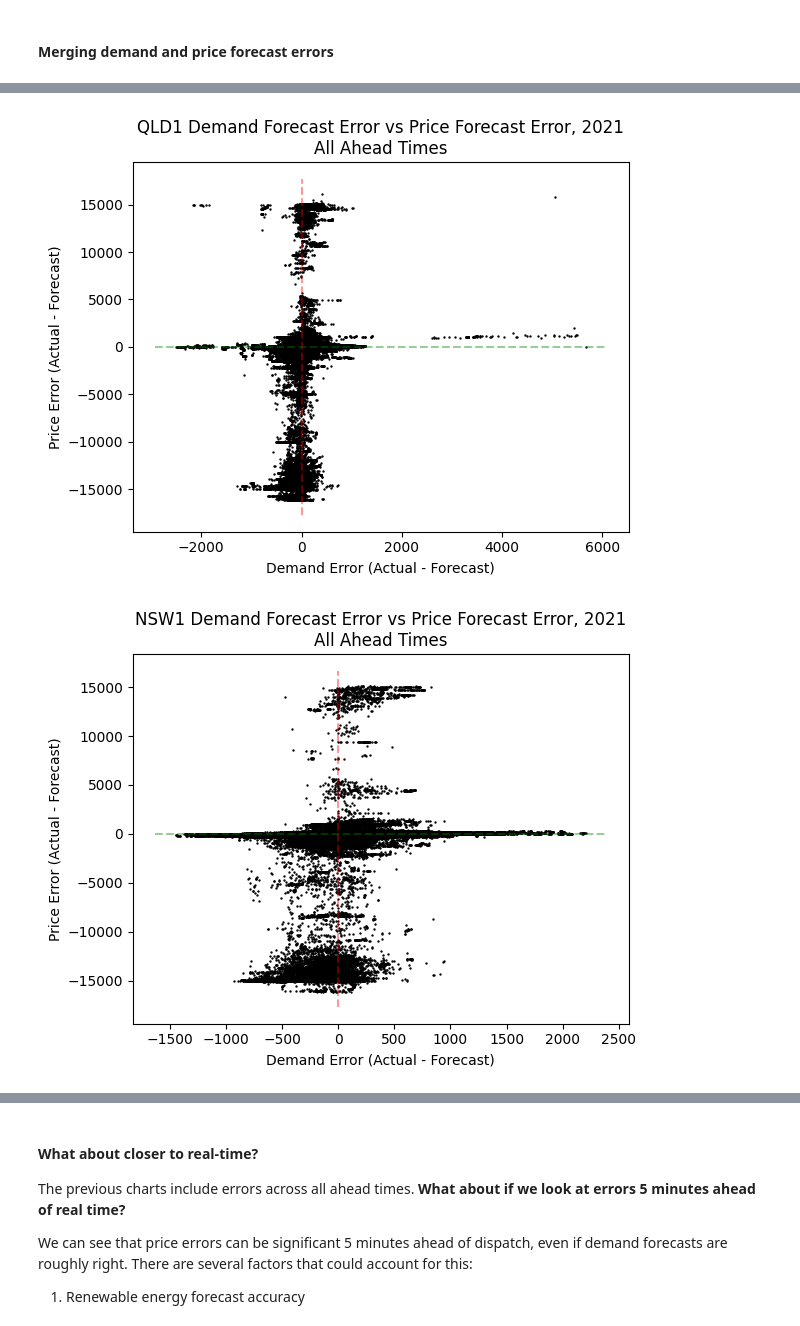
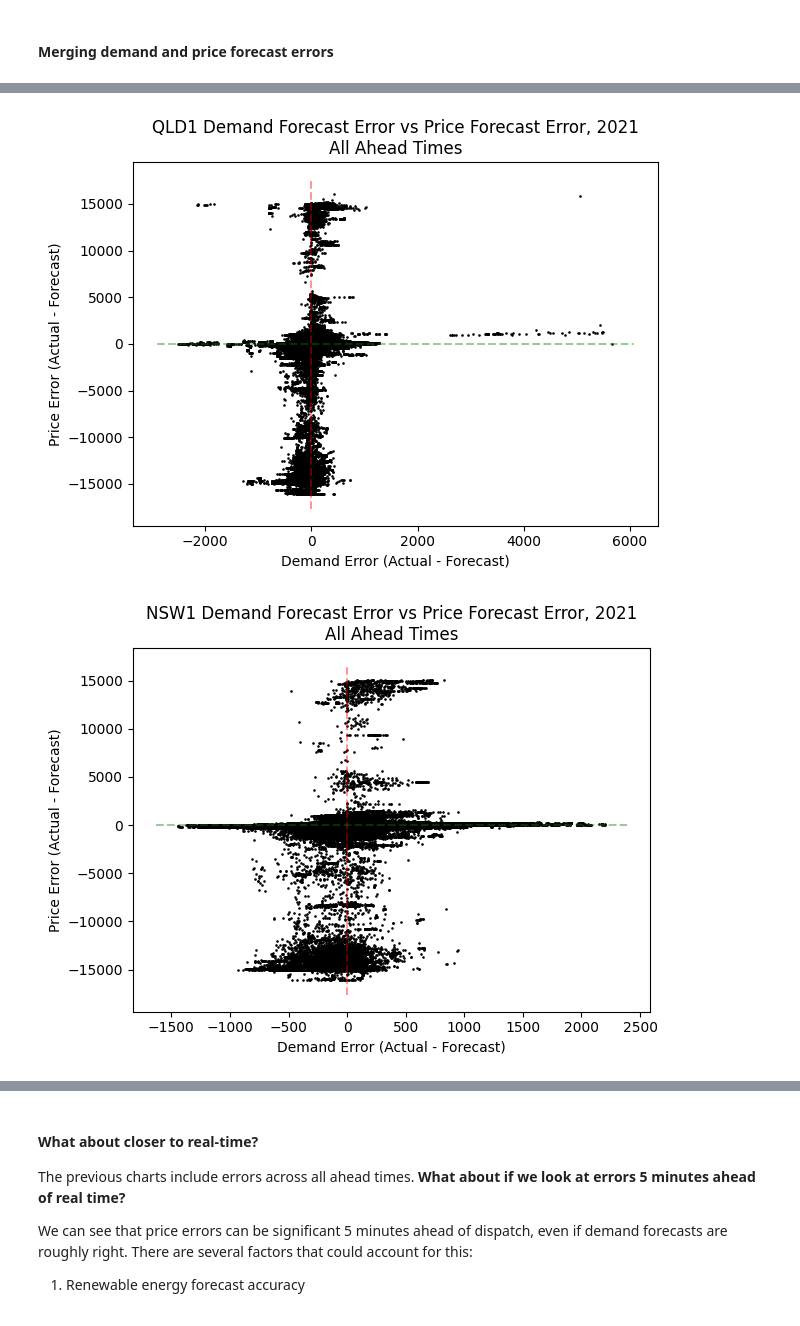
Before and after one commit to UNSW-CEEM/NEMSEER, a Jupyter notebook: docs/source/examples/price_convergence_2021.ipynb, the cells around one changed output, grey strips where cells are left out. Drawn from its saved outputs; the diff is of its cells as text; code cells hidden in the pictures.

```diff
--- a/docs/source/examples/price_convergence_2021.ipynb
+++ b/docs/source/examples/price_convergence_2021.ipynb
@@ -874,20 +878,23 @@ if len(demand_price_error) != len(demand_error):
 # %%
 for region in regions:
     region_errors = demand_price_error.query("REGIONID==@region")
     ax = region_errors.plot.scatter(
         x="demand_error",
         y="price_error",
-        s=0.5,
+        s=0.75,
         xlabel="Demand Error (Actual - Forecast)",
         ylabel="Price Error (Actual - Forecast)",
-        title=(f"{region} Demand Forecast Error vs Price Forecast Error, 2021"
-               + "\nAll Ahead Times"),
-        color="black"
+        title=(
+            f"{region} Demand Forecast Error vs Price Forecast Error, 2021"
+            + "\nAll Ahead Times"
+        ),
+        c="black",
     )
     (ymin, ymax) = ax.get_ylim()
     (xmin, xmax) = ax.get_xlim()
-    plt.vlines(0.0, ymin, ymax, ls='--', color='r', alpha=0.4)
-    plt.hlines(0.0, xmin, xmax, ls='--', color='g', alpha=0.4)
+    plt.vlines(0.0, ymin, ymax, ls="--", color="r", alpha=0.4)
+    plt.hlines(0.0, xmin, xmax, ls="--", color="g", alpha=0.4)
+    plt.tight_layout()
 # %% [output]
-[figure, old version]
+[figure, new version]
-[figure, old version]
+[figure, new version]
```
Also changed, not shown: parts of 6 cells of this notebook, 5 other files.
